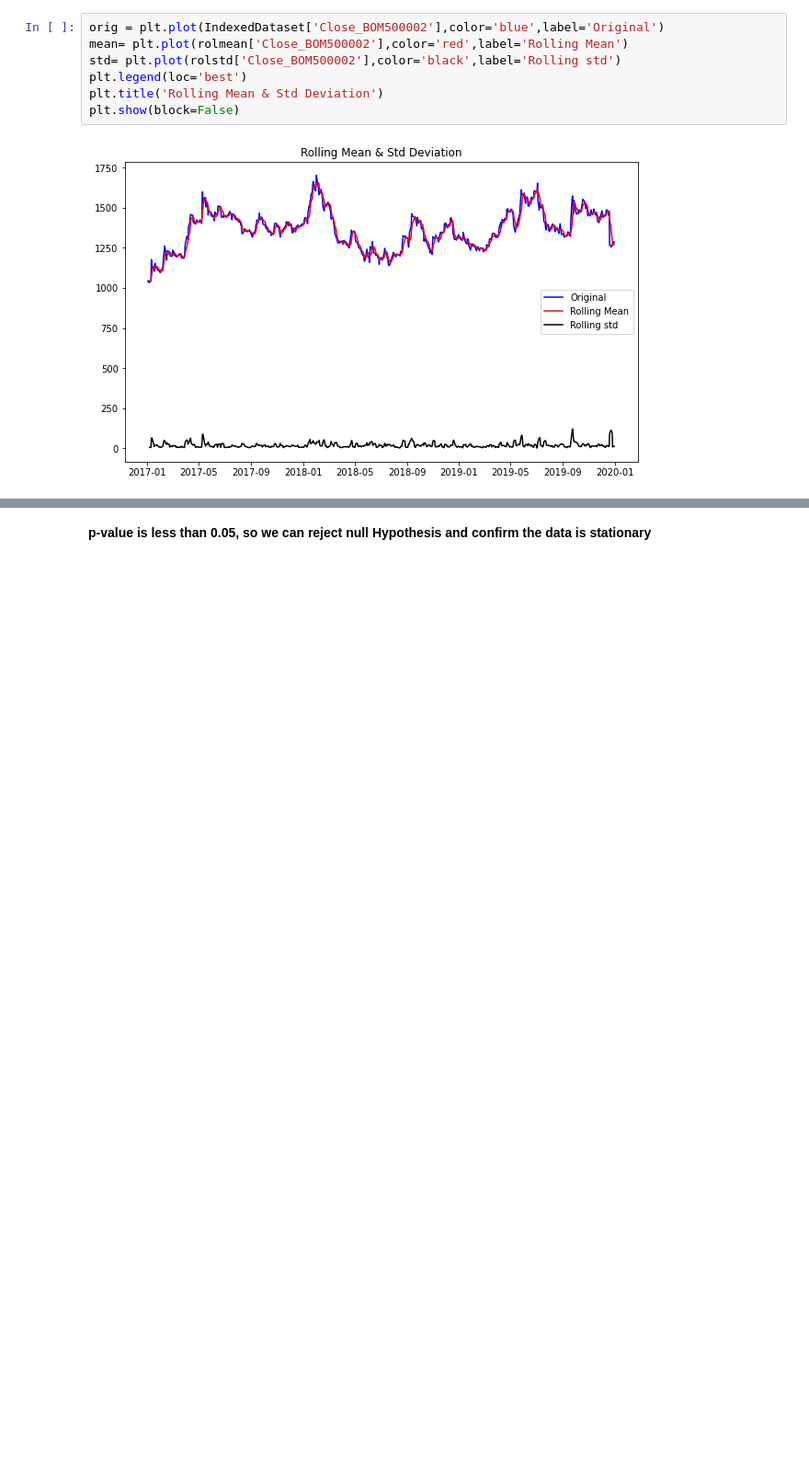
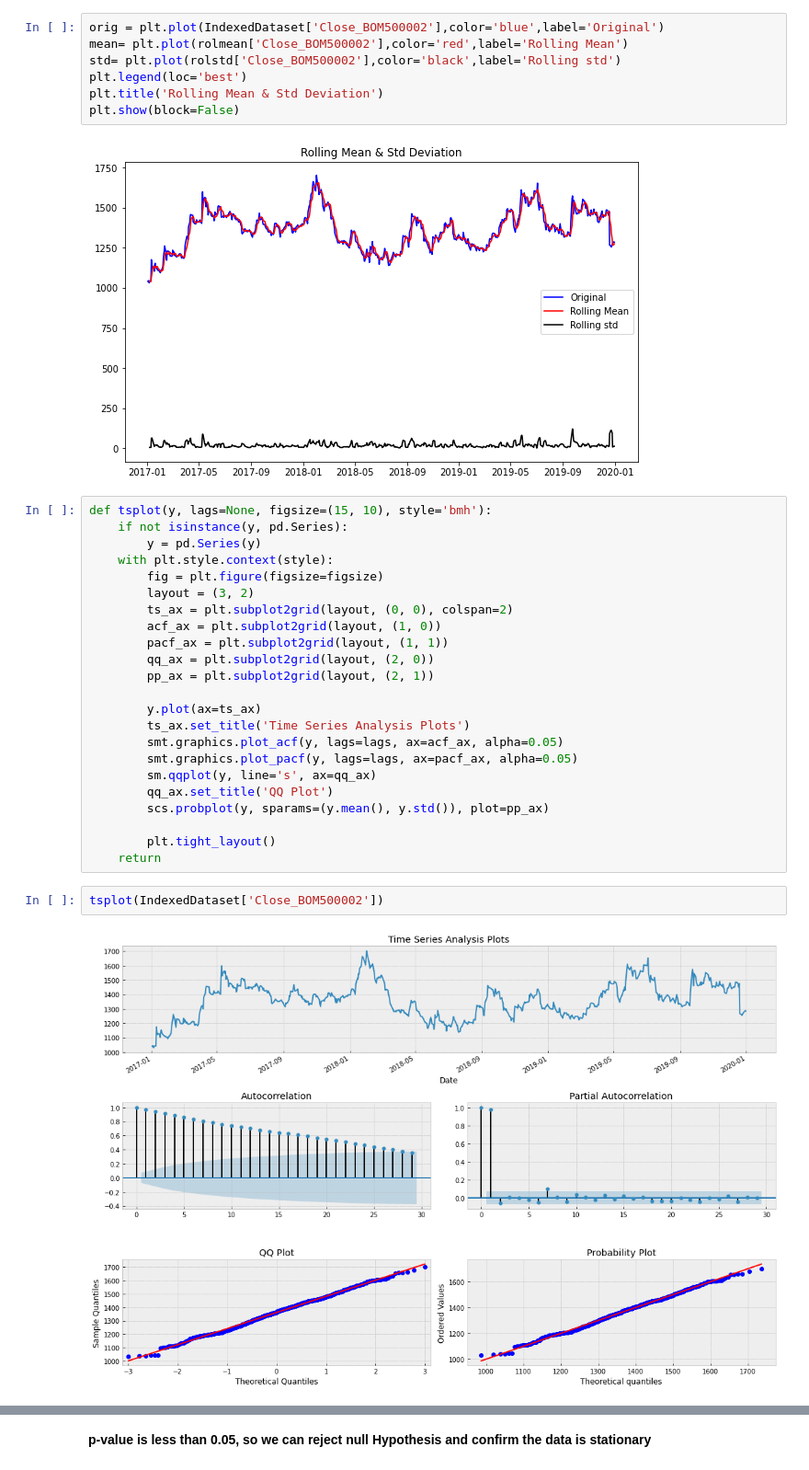
Before and after one commit to santoshgurujula/Springboard, a Jupyter notebook: TimeSeriesModel.ipynb, the cells around one changed output, grey strips where cells are left out. Shown: that part at 92% size. Drawn from its saved outputs; the diff is of its cells as text; blank space fills up the shorter version.

```diff
--- a/TimeSeriesModel.ipynb
+++ b/TimeSeriesModel.ipynb
@@ -165,3 +173,30 @@ plt.title('Rolling Mean & Std Deviation')
 plt.show(block=False)
 # %% [output]
 [figure]
+# %%
+def tsplot(y, lags=None, figsize=(15, 10), style='bmh'):
+    if not isinstance(y, pd.Series):
+        y = pd.Series(y)
+    with plt.style.context(style):
+        fig = plt.figure(figsize=figsize)
+        layout = (3, 2)
+        ts_ax = plt.subplot2grid(layout, (0, 0), colspan=2)
+        acf_ax = plt.subplot2grid(layout, (1, 0))
+        pacf_ax = plt.subplot2grid(layout, (1, 1))
+        qq_ax = plt.subplot2grid(layout, (2, 0))
+        pp_ax = plt.subplot2grid(layout, (2, 1))
+
+        y.plot(ax=ts_ax)
+        ts_ax.set_title('Time Series Analysis Plots')
+        smt.graphics.plot_acf(y, lags=lags, ax=acf_ax, alpha=0.05)
+        smt.graphics.plot_pacf(y, lags=lags, ax=pacf_ax, alpha=0.05)
+        sm.qqplot(y, line='s', ax=qq_ax)
+        qq_ax.set_title('QQ Plot')
+        scs.probplot(y, sparams=(y.mean(), y.std()), plot=pp_ax)
+
+        plt.tight_layout()
+    return
+# %%
+tsplot(IndexedDataset['Close_BOM500002'])
+# %% [output]
+[figure, added]
```
Also changed, not shown: parts of 21 cells of this notebook.
